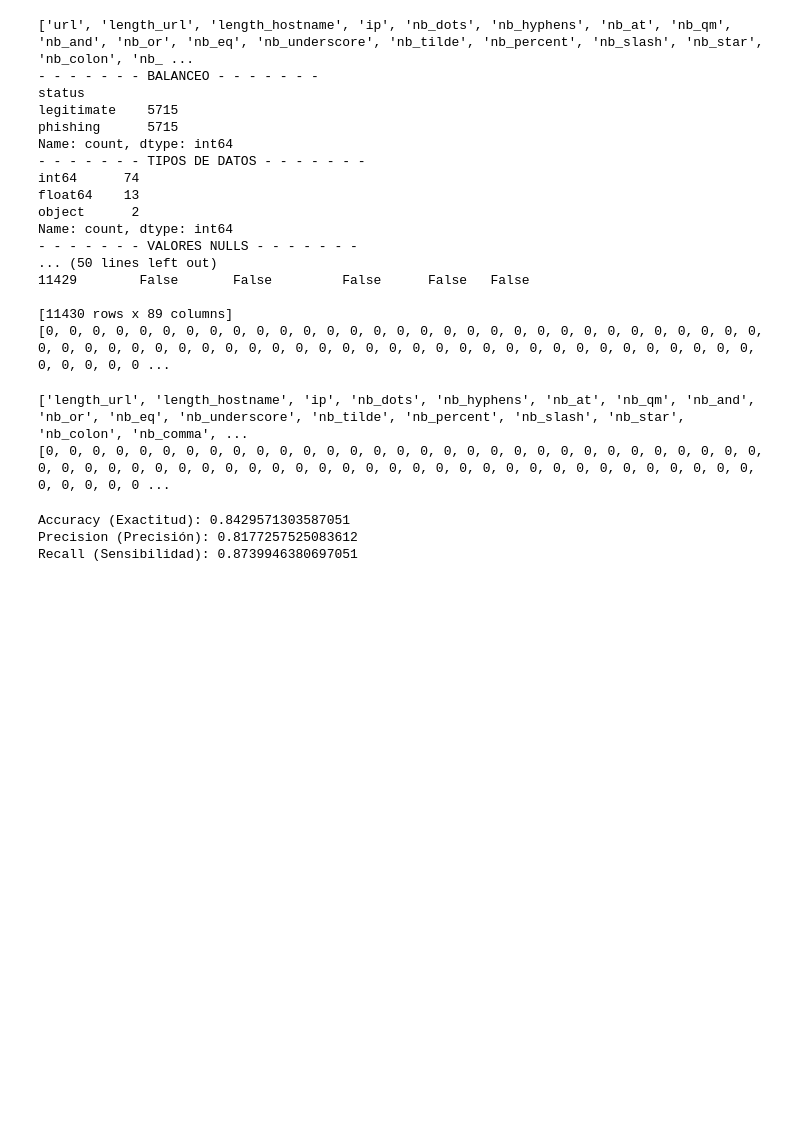
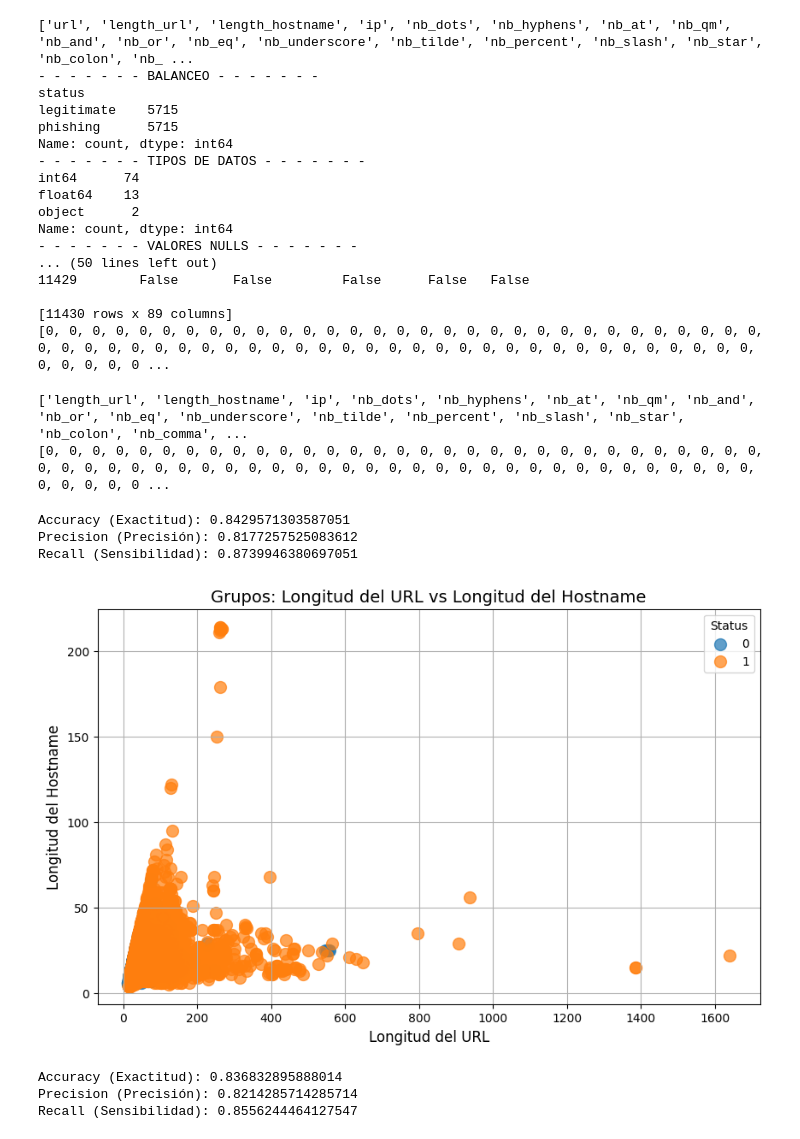
Before and after one commit to Gerax5/LAB1-IA, a Jupyter notebook: KNN/algorithm.ipynb, the cells around one changed output. Saved outputs shown, nothing was run; the diff lists cells and outputs as text; code cells hidden in the pictures; blank space fills up the shorter version.

Commit message:
feat: add sklearn knn

```diff
--- a/KNN/algorithm.ipynb
+++ b/KNN/algorithm.ipynb
@@ -132,3 +131,60 @@ print("Recall (Sensibilidad):", recall)
 Accuracy (Exactitud): 0.8429571303587051
 Precision (Precisión): 0.8177257525083612
 Recall (Sensibilidad): 0.8739946380697051
+# %%
+import matplotlib.pyplot as plt
+
+
+# Crear el gráfico
+plt.figure(figsize=(10, 6))
+
+# Graficar cada grupo según su status
+for label, group in df.groupby('status'):
+    plt.scatter(group['length_url'], group['length_hostname'], label=label, s=100, alpha=0.7)
+
+# Personalizar el gráfico
+plt.title("Grupos: Longitud del URL vs Longitud del Hostname", fontsize=14)
+plt.xlabel("Longitud del URL", fontsize=12)
+plt.ylabel("Longitud del Hostname", fontsize=12)
+plt.legend(title="Status", fontsize=10)
+plt.grid(True)
+plt.show()
+# %% [output]
+[figure, added]
+# %%
+import numpy as np
+import pandas as pd
+from sklearn.model_selection import train_test_split
+from sklearn.neighbors import KNeighborsClassifier
+from sklearn.metrics import accuracy_score, precision_score, recall_score, classification_report
+import matplotlib.pyplot as plt
+
+
+# Separar características y etiquetas
+y = dfProcessed.pop("status")
+X = dfProcessed  # Características
+
+# Dividir los datos en entrenamiento y prueba (80%-20%)
+X_train, X_test, y_train, y_test = train_test_split(X, y, test_size=0.2, random_state=42)
+
+# Crear el modelo KNN con k=3
+knn = KNeighborsClassifier(n_neighbors=3)
+
+# Entrenar el modelo
+knn.fit(X_train, y_train)
+
+# Hacer predicciones
+y_pred = knn.predict(X_test)
+
+# Calcular métricas
+accuracy = accuracy_score(y_test, y_pred)
+precision = precision_score(y_test, y_pred)
+recall = recall_score(y_test, y_pred)
+
+print("Accuracy (Exactitud):", accuracy)
+print("Precision (Precisión):", precision)
+print("Recall (Sensibilidad):", recall)
+# %% [output]
+Accuracy (Exactitud): 0.836832895888014
+Precision (Precisión): 0.8214285714285714
+Recall (Sensibilidad): 0.8556244464127547
```
Also changed, not shown: parts of 1 cell of this notebook.
